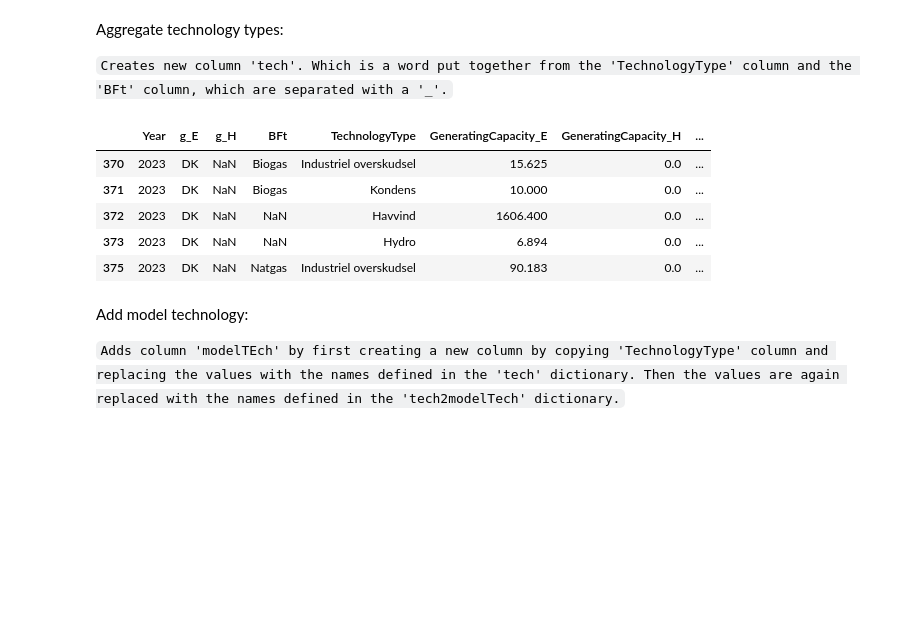
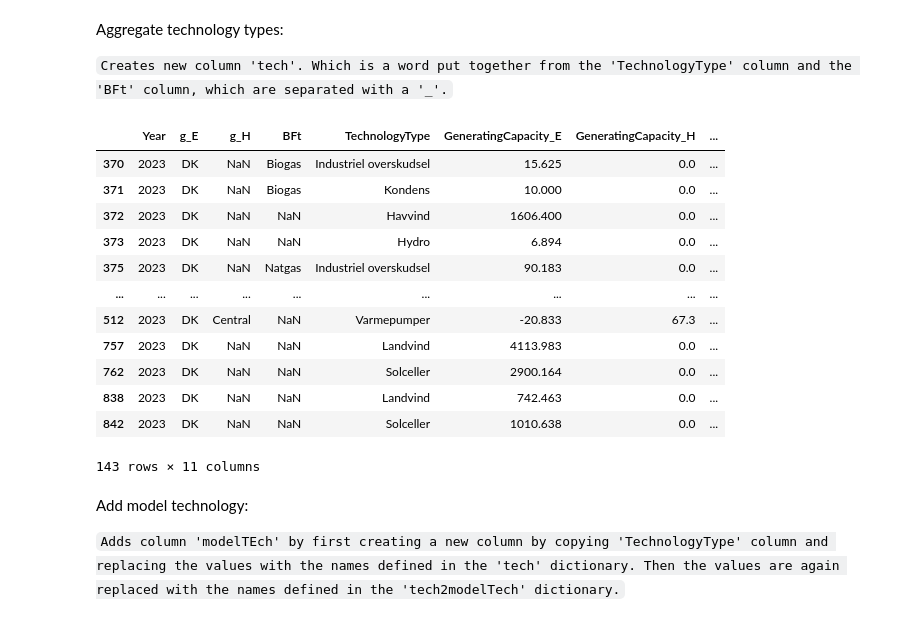
Before and after one commit to marcherger/EnergyEconGroupWork, a Jupyter notebook: DownloadDataForDK/C_DownloadFromClimateOutlook.ipynb, the cells around one changed output. Drawn from its saved outputs; the diff is of its cells as text; code cells hidden in the pictures; blank space fills up the shorter version.

```diff
--- a/DownloadDataForDK/C_DownloadFromClimateOutlook.ipynb
+++ b/DownloadDataForDK/C_DownloadFromClimateOutlook.ipynb
@@ -30,8 +30,8 @@ Heating areas:
 # %%
 g_H = {
     'Centrale områder':'Central', # Large plants located at central nodes in the grid (often urban areas)
-    'Større decentrale områder':'Decentral', # large plant distributed close to actual consumption (distribution generation)
-    'Mindre decentrale områder':'Decentral', # small plants distributed very close to actual consumption (distributed generation)
+    'Større decentrale områder':'Central', # large plant distributed close to actual consumption (distribution generation)
+    'Mindre decentrale områder':'Central', # small plants distributed very close to actual consumption (distributed generation)
 }
 # %% [markdown]
 Technology types:
@@ -146,14 +153,21 @@ Aggregate technology types:
 # %%
 df_plant['tech'] = ['_'.join([y,x]) if isinstance(x,str) else y for x,y in zip(df_plant['BFt'],df_plant['TechnologyType'].replace(tech))]
 # %%
-df_plant.head()
+df_plant
 # %% [output]
 |  | Year | g_E | g_H | BFt | TechnologyType | GeneratingCapacity_E | GeneratingCapacity_H | ... |
 | 370 | 2023 | DK | NaN | Biogas | Industriel overskudsel | 15.625 | 0.0 | ... |
 | 371 | 2023 | DK | NaN | Biogas | Kondens | 10.000 | 0.0 | ... |
 | 372 | 2023 | DK | NaN | NaN | Havvind | 1606.400 | 0.0 | ... |
 | 373 | 2023 | DK | NaN | NaN | Hydro | 6.894 | 0.0 | ... |
 | 375 | 2023 | DK | NaN | Natgas | Industriel overskudsel | 90.183 | 0.0 | ... |
+| ... | ... | ... | ... | ... | ... | ... | ... | ... |
+| 512 | 2023 | DK | Central | NaN | Varmepumper | -20.833 | 67.3 | ... |
+| 757 | 2023 | DK | NaN | NaN | Landvind | 4113.983 | 0.0 | ... |
+| 762 | 2023 | DK | NaN | NaN | Solceller | 2900.164 | 0.0 | ... |
+| 838 | 2023 | DK | NaN | NaN | Landvind | 742.463 | 0.0 | ... |
+| 842 | 2023 | DK | NaN | NaN | Solceller | 1010.638 | 0.0 | ... |
+143 rows × 11 columns
 # %% [markdown]
 Add model technology:
 
```
Also changed, not shown: parts of 15 cells of this notebook, 7 other files.
